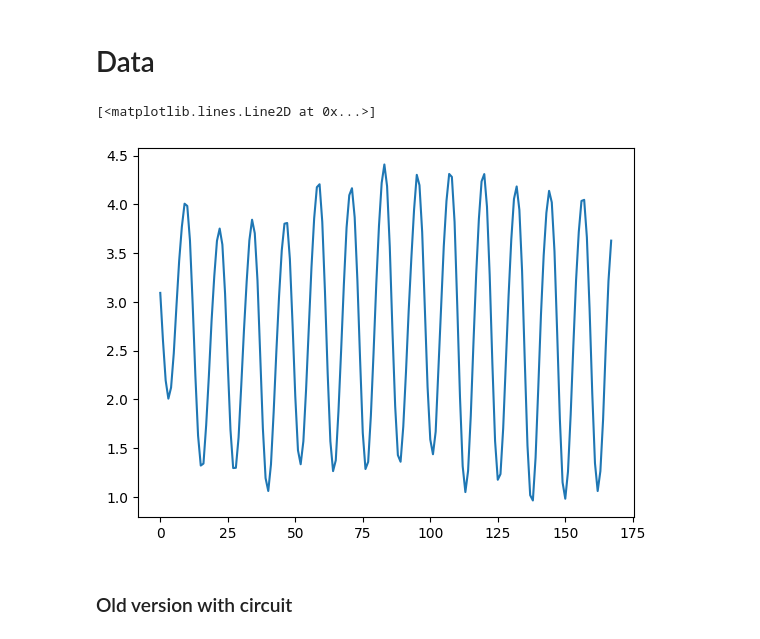
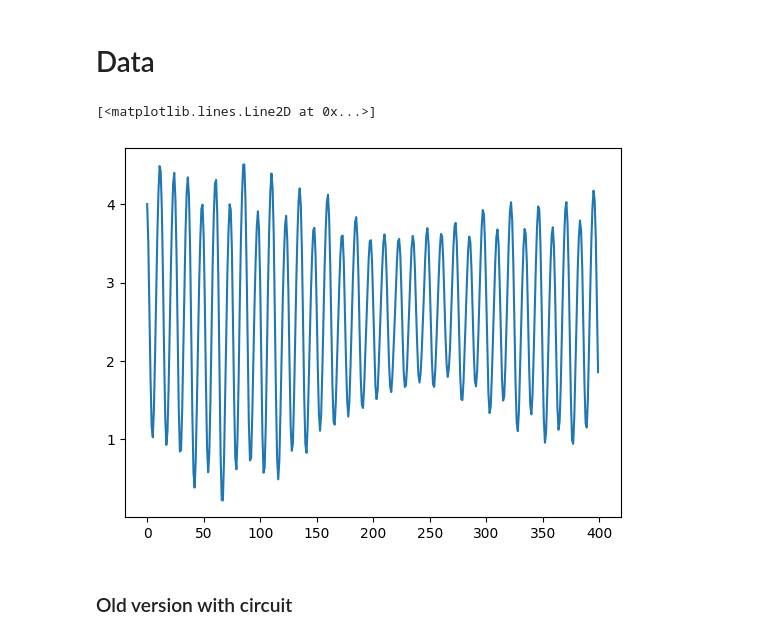
Before and after one commit to MauriceDHanisch/LOQCathon_qReservoir, a Jupyter notebook: RC_Method_1/Notebook_Vini.ipynb, the cells around one changed output. Drawn from its saved outputs; the diff is of its cells as text; code cells hidden in the pictures.

```diff
--- a/RC_Method_1/Notebook_Vini.ipynb
+++ b/RC_Method_1/Notebook_Vini.ipynb
@@ -140,13 +164,13 @@ def set_circuit_parameters(circuit, parameter_matrix):
 # %% [markdown]
 # Data
 # %%
-data = pd.read_csv("IrishNationalTideGaugeNetwork_8eaa_cdad_02f5.csv")
+data = pd.read_csv("IrishNationalTideGaugeNetwork_070c_f250_eaf8.csv")
 data = data["Water_Level_LAT"].drop(0).astype(float)
-data = data.groupby(data.index // 12).mean()
+data = data.groupby(data.index // 12).mean()[:400]
 plt.plot(data.index, data.values)
 # %% [output]
 [<matplotlib.lines.Line2D at 0x...>]
-[figure, old version]
+[figure, new version]
 # %% [markdown]
 ### Old version with circuit
 # %%
```
Also changed, not shown: parts of 10 cells of this notebook, 1 other file.
